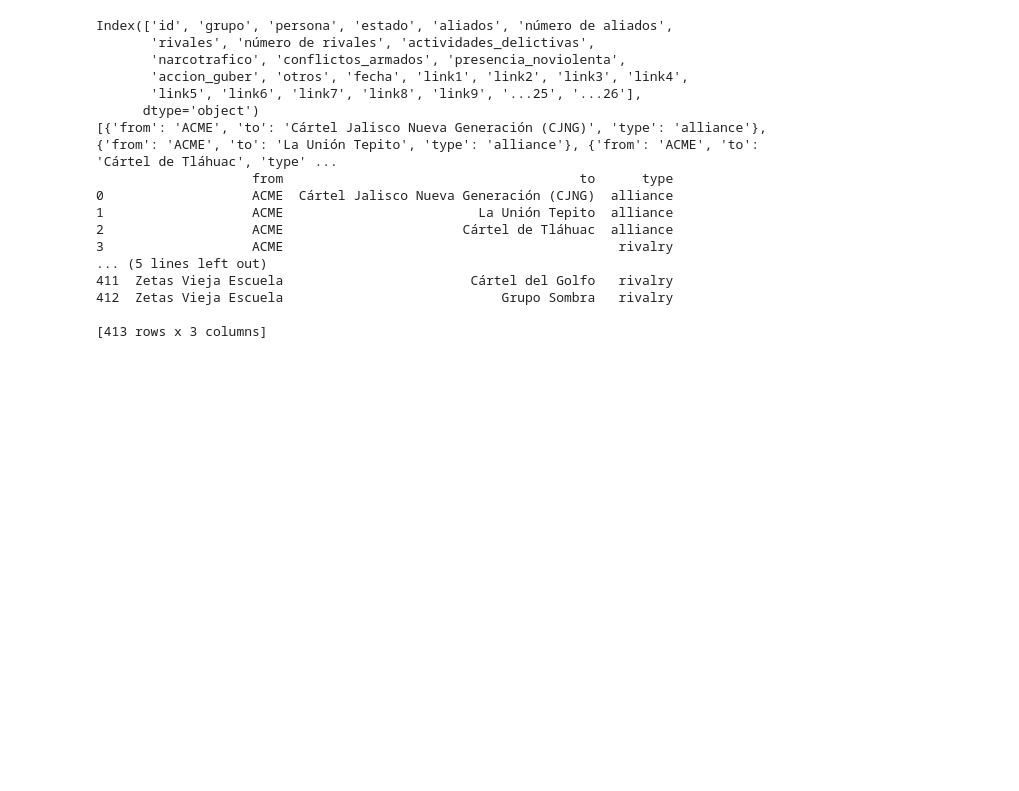
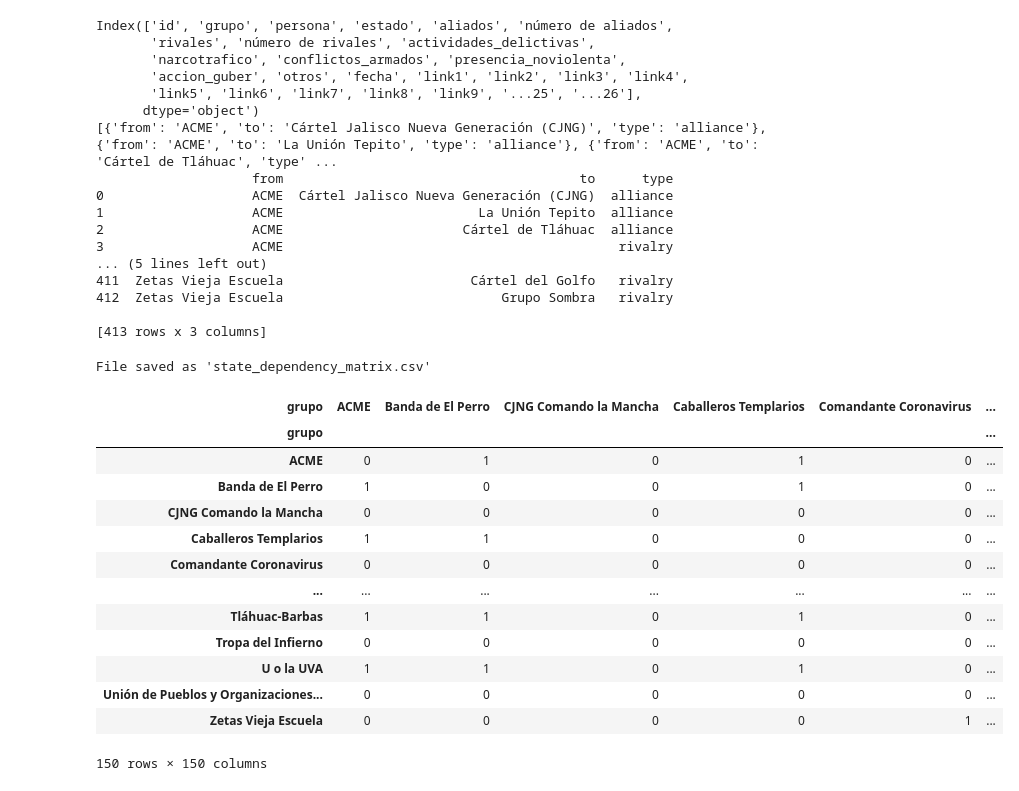
Before and after one commit to patrykslomka/SNA_team4, a Jupyter notebook: data_cleaning.ipynb, the cells around one changed output. Cells and saved outputs as stored; diff of their text form; code cells hidden in the pictures; blank space fills up the shorter version.

Commit message:
Added dependency matrix for states

```diff
--- a/data_cleaning.ipynb
+++ b/data_cleaning.ipynb
@@ -82,3 +82,62 @@ Index(['id', 'grupo', 'persona', 'estado', 'aliados', 'número de aliados',
 412  Zetas Vieja Escuela                            Grupo Sombra   rivalry
 
 [413 rows x 3 columns]
+# %%
+import pandas as pd
+import numpy as np
+
+# Load the data
+data = pd.read_excel("C:/Users/timot/Documents/Master data science for business and entrepreneurship/Social network analysis/BACRIM2020-DB.xlsx")
+
+# Ensure the 'estado' column contains the states in a format that can be split
+data['estado'] = data['estado'].fillna('')  # Fill any NaN with an empty string
+
+# One-hot encode the 'estado' column for each unique group
+# Assuming the delimiter is ';' - adjust if needed
+states_expanded = data[['grupo', 'estado']].drop_duplicates()  # Keep only unique combinations
+states_expanded = states_expanded.set_index('grupo')['estado'].str.get_dummies(sep=';')
+
+# Combine one-hot encoded states with unique groups
+data = states_expanded.groupby('grupo').max().reset_index()
+
+# Isolate the state presence columns and cartel names
+cartel_names = data['grupo']
+state_data = data.drop(columns=['grupo'])
+
+# Create an empty dependency matrix
+dependency_matrix = np.zeros((len(cartel_names), len(cartel_names)), dtype=int)
+
+# Compute the dependency matrix
+for i in range(len(cartel_names)):
+    for j in range(len(cartel_names)):
+        # Check if there is any common state operation
+        if (state_data.iloc[i] & state_data.iloc[j]).any():
+            dependency_matrix[i, j] = 1
+
+np.fill_diagonal(dependency_matrix, 0)
+
+# Convert to a DataFrame for readability, with cartels as row and column labels
+dependency_df = pd.DataFrame(dependency_matrix, index=cartel_names, columns=cartel_names)
+
+# Save the result to an Excel file
+output_path = 'state_dependency_matrix.csv'
+dependency_df.to_csv(output_path, index=False)
+
+print(f"File saved as '{output_path}'")
+dependency_df
+# %% [output]
+File saved as 'state_dependency_matrix.csv'
+| grupo | ACME | Banda de El Perro | CJNG Comando la Mancha | Caballeros Templarios | Comandante Coronavirus | ... |
+| grupo |  |  |  |  |  | ... |
+| ACME | 0 | 1 | 0 | 1 | 0 | ... |
+| Banda de El Perro | 1 | 0 | 0 | 1 | 0 | ... |
+| CJNG Comando la Mancha | 0 | 0 | 0 | 0 | 0 | ... |
+| Caballeros Templarios | 1 | 1 | 0 | 0 | 0 | ... |
+| Comandante Coronavirus | 0 | 0 | 0 | 0 | 0 | ... |
+| ... | ... | ... | ... | ... | ... | ... |
+| Tláhuac-Barbas | 1 | 1 | 0 | 1 | 0 | ... |
+| Tropa del Infierno | 0 | 0 | 0 | 0 | 0 | ... |
+| U o la UVA | 1 | 1 | 0 | 1 | 0 | ... |
+| Unión de Pueblos y Organizaciones... | 0 | 0 | 0 | 0 | 0 | ... |
+| Zetas Vieja Escuela | 0 | 0 | 0 | 0 | 1 | ... |
+150 rows × 150 columns
```
Also changed, not shown: 1 other file.
